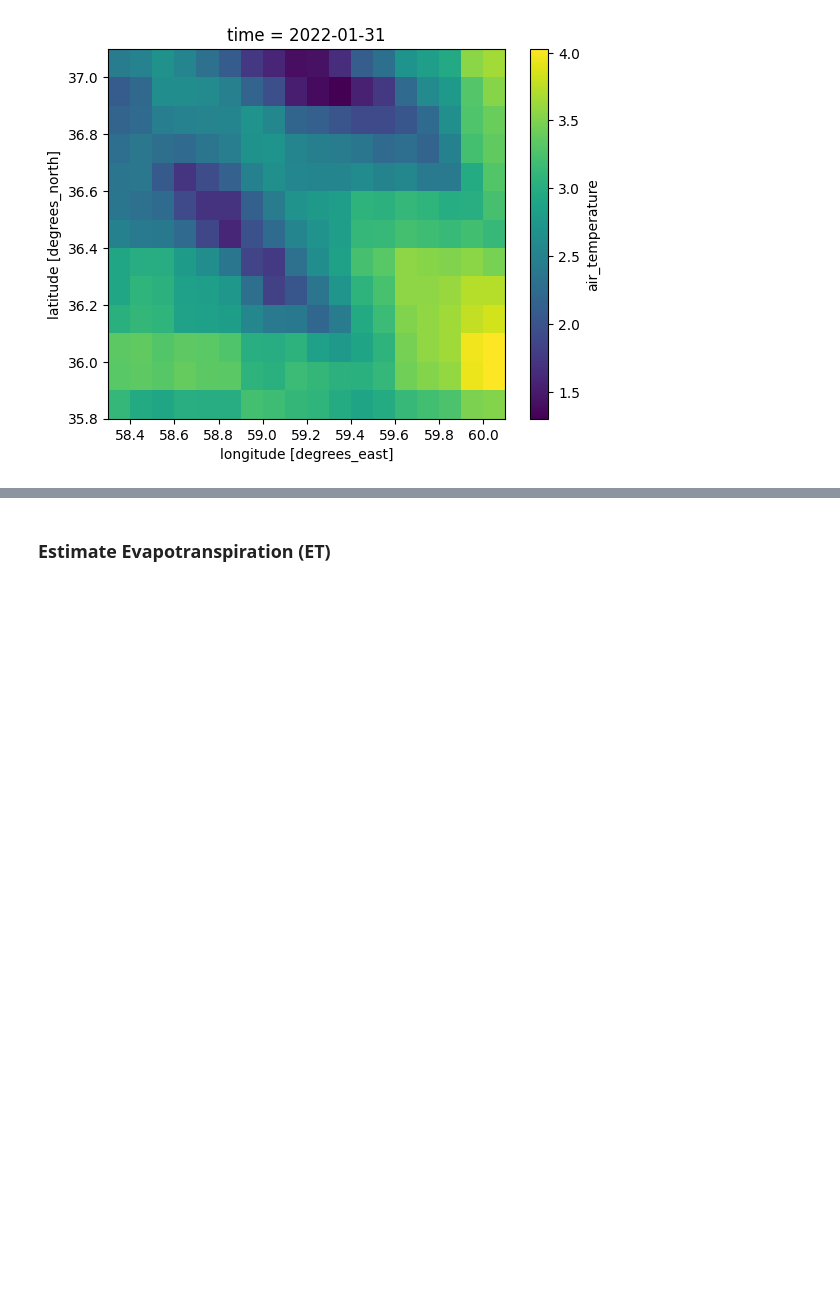
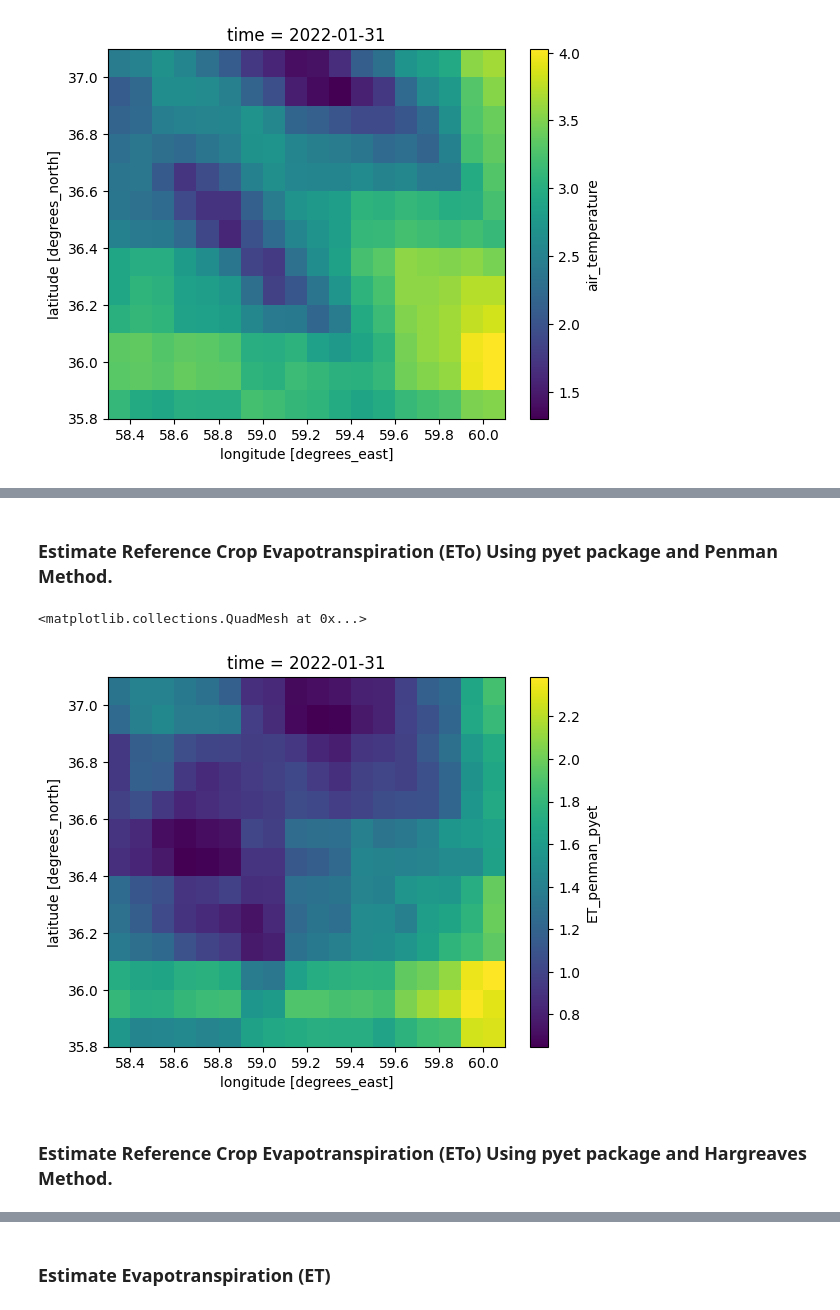
Before and after one commit to mahdi98mnm/WaterBalance_new, a Jupyter notebook: notebook/ET.ipynb, the cells around one changed output, grey strips where cells are left out. Drawn from its saved outputs; the diff is of its cells as text; code cells hidden in the pictures; blank space fills up the shorter version.

```diff
--- a/notebook/ET.ipynb
+++ b/notebook/ET.ipynb
@@ -469,0 +513,27 @@ ET_hargreaves_samani.air_temperature.plot()
+# %% [markdown]
+### Estimate Reference Crop Evapotranspiration (ETo) Using pyet package and Penman Method.
+# %%
+ET_pyet_penman = pyet.combination.pm_fao56(
+    tmean = tmean.air_temperature,
+    wind = wind.wind_speed,
+    pressure = surface_pressure.surface_pressure,
+    tmax = tmax.air_temperature,
+    tmin = tmin.air_temperature,
+    rn = rn,
+    g = G,
+    ea = ActualVapourPressure.dew(
+        tdew = tmin.air_temperature
+    ),
+    lat = convert_degrees2radians(tmin.lat)
+)
+# Assuming you have a DataArray named ET_penman
+ET_pyet_penman.name = 'ET_penman_pyet'
+
+# Convert DataArray to Dataset
+ET_pyet_penman_dataset = ET_pyet_penman.to_dataset()
+ET_pyet_penman_dataset.ET_penman_pyet.plot()
+# %% [output]
+<matplotlib.collections.QuadMesh at 0x...>
+[figure, added]
+# %% [markdown]
+### Estimate Reference Crop Evapotranspiration (ETo) Using pyet package and Hargreaves Method.
```
Also changed, not shown: parts of 29 cells of this notebook.
